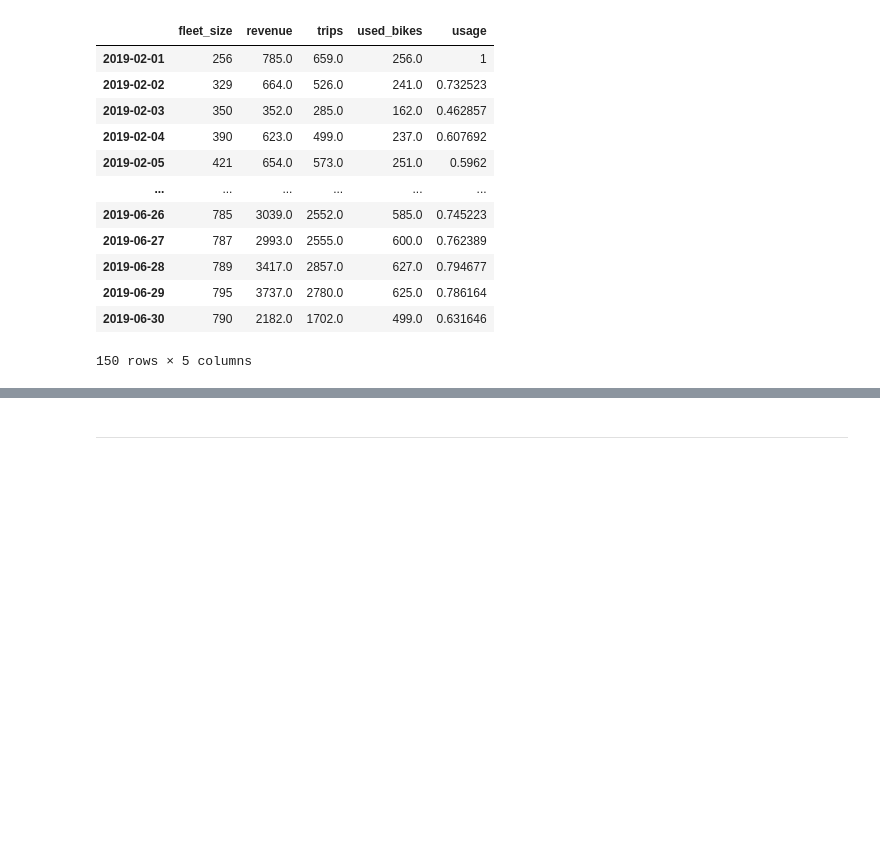
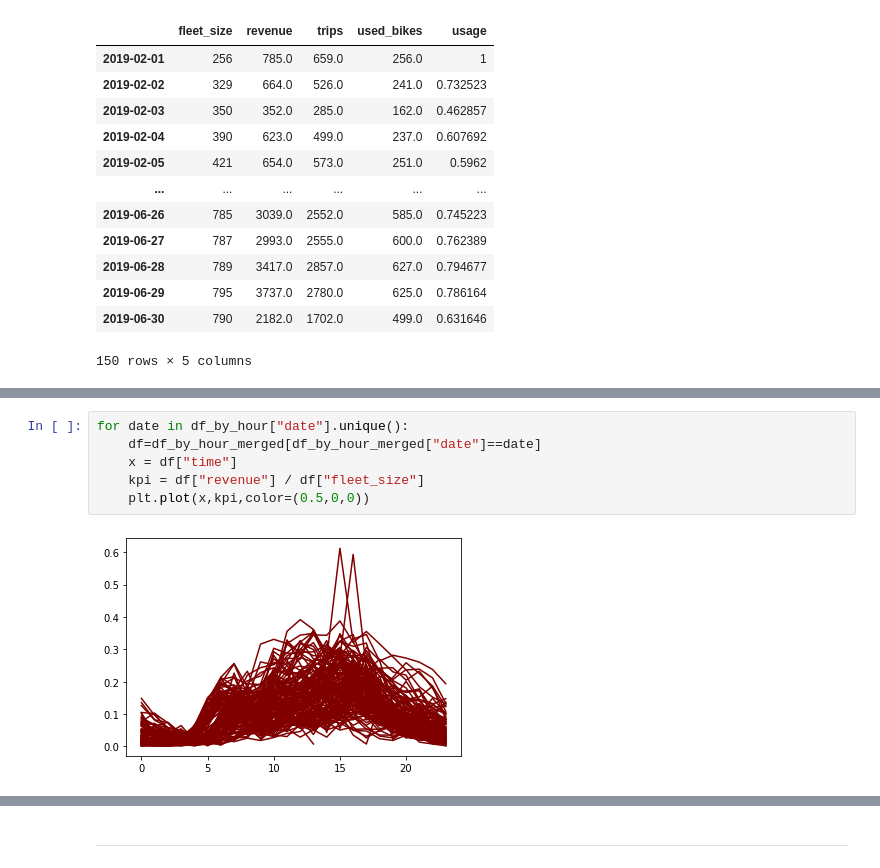
Before and after one commit to dakli002/Analytics, a Jupyter notebook: dataset-clean.ipynb, the cells around one changed output, grey strips where cells are left out. Cells and saved outputs as stored; diff of their text form; blank space fills up the shorter version.

```diff
--- a/dataset-clean.ipynb
+++ b/dataset-clean.ipynb
@@ -215,0 +221,8 @@ df_by_hour_merged
+# %%
+for date in df_by_hour["date"].unique():
+    df=df_by_hour_merged[df_by_hour_merged["date"]==date]
+    x = df["time"]
+    kpi = df["revenue"] / df["fleet_size"]
+    plt.plot(x,kpi,color=(0.5,0,0))
+# %% [output]
+[figure, added]
```
Also changed, not shown: parts of 5 cells of this notebook.
